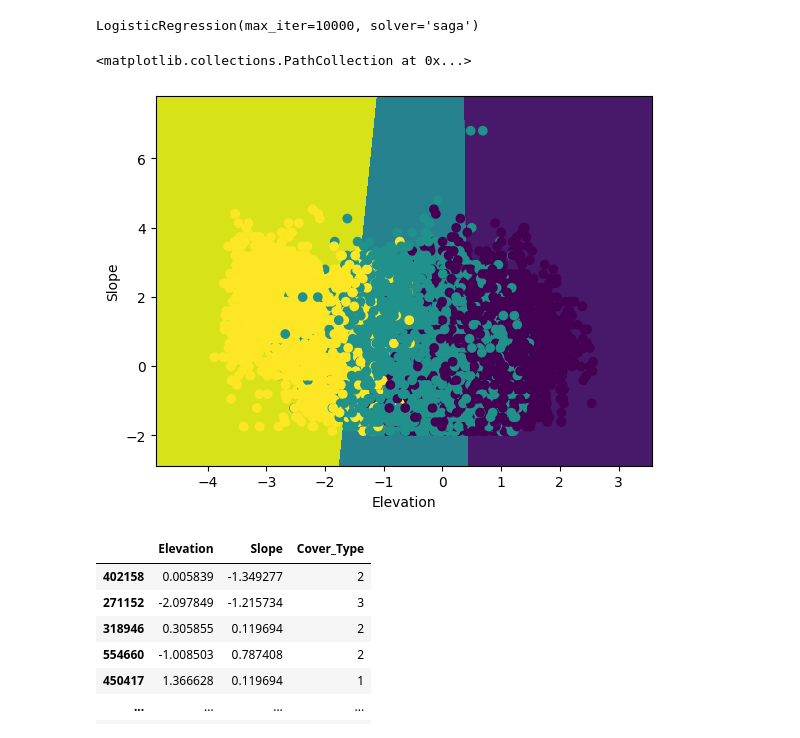
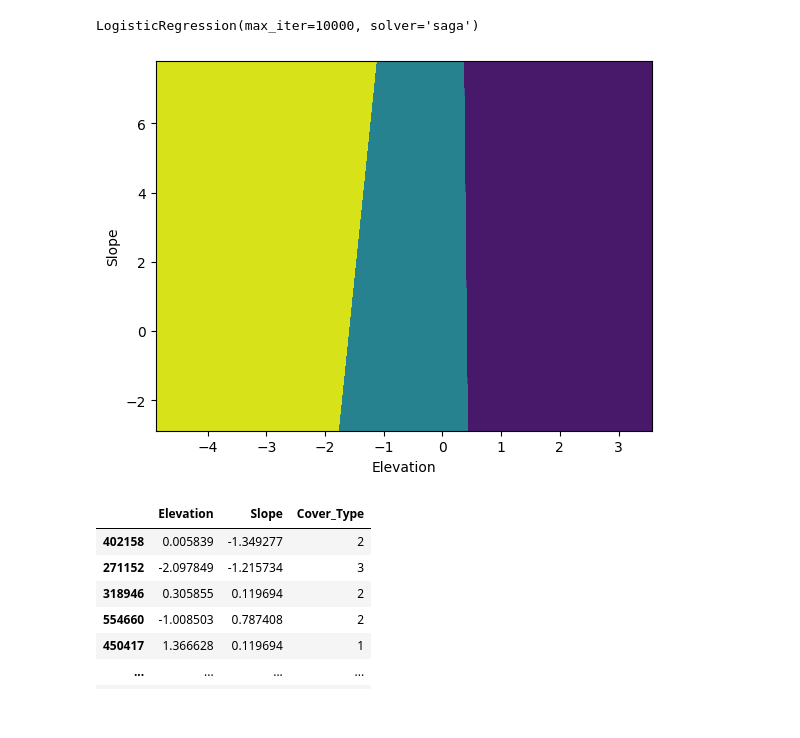
Before and after one commit to FardeenCODEIIEST/MachineLearningLab-CS-4172-, a Jupyter notebook: Assignment03/Assignment03.ipynb, the cells around one changed output. Saved outputs shown, nothing was run; the diff lists cells and outputs as text; code cells hidden in the pictures.

```diff
--- a/Assignment03/Assignment03.ipynb
+++ b/Assignment03/Assignment03.ipynb
@@ -204,23 +201,16 @@ LogisticRegression(max_iter=10000, solver='saga')
 # %%
 # Training Data
 from sklearn.inspection import DecisionBoundaryDisplay
 
 display_fig = DecisionBoundaryDisplay.from_estimator(
     LR_model,
     train_subset.iloc[:,0:2],
     xlabel = 'Elevation',
     ylabel = 'Slope',
     grid_resolution = 6000,
 )
-
-display_fig.ax_.scatter(
-    train_subset['Elevation'],
-    train_subset['Slope'],
-    c=train_subset['Cover_Type']
-)
 # %% [output]
-<matplotlib.collections.PathCollection at 0x...>
-[figure, old version]
+[figure, new version]
 # %%
 X_test_subset = X_test[['Elevation','Slope']]
 
```
Also changed, not shown: parts of 25 cells of this notebook, 1 other file.
